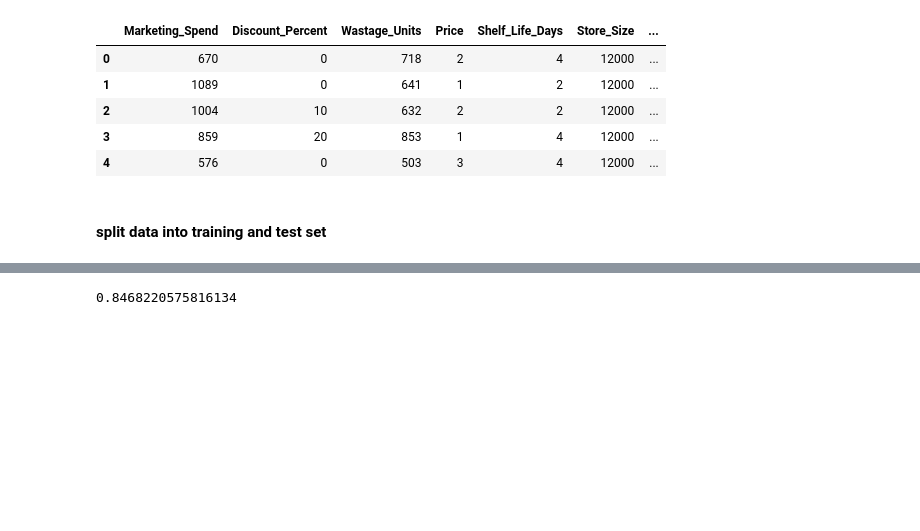
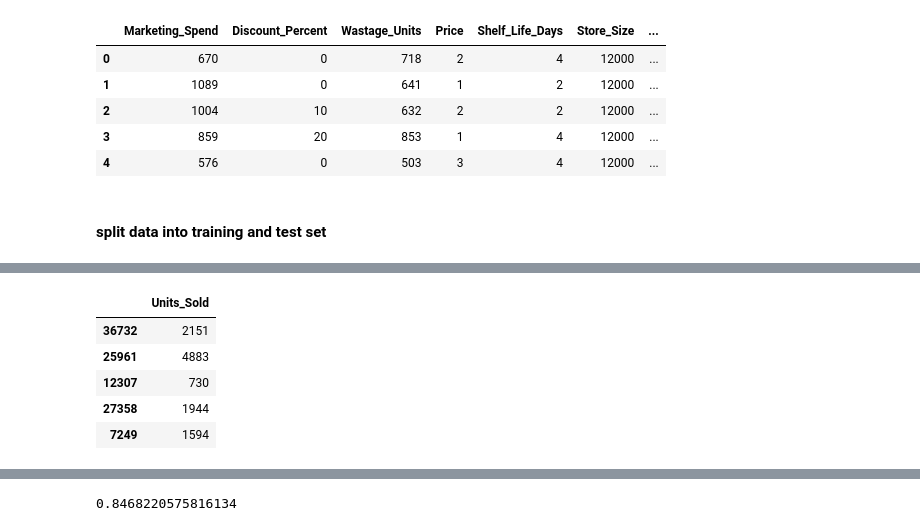
Before and after one commit to edwinaabam/FrostUK, a Jupyter notebook: model/model.ipynb, the cells around one changed output, grey strips where cells are left out. Saved outputs shown, nothing was run; the diff lists cells and outputs as text; code cells hidden in the pictures; blank space fills up the shorter version.

```diff
--- a/model/model.ipynb
+++ b/model/model.ipynb
@@ -141,3 +151,12 @@ X_train, X_test, y_train, y_test = train_test_split(X, y, test_size=0.2, random_
+# %%
+y_test.head()
+# %% [output]
+|  | Units_Sold |
+| 36732 | 2151 |
+| 25961 | 4883 |
+| 12307 | 730 |
+| 27358 | 1944 |
+| 7249 | 1594 |
 # %%
 from sklearn.linear_model import LinearRegression
 from sklearn.preprocessing import StandardScaler, MinMaxScaler
```
Also changed, not shown: parts of 7 cells of this notebook, 5 other files.
